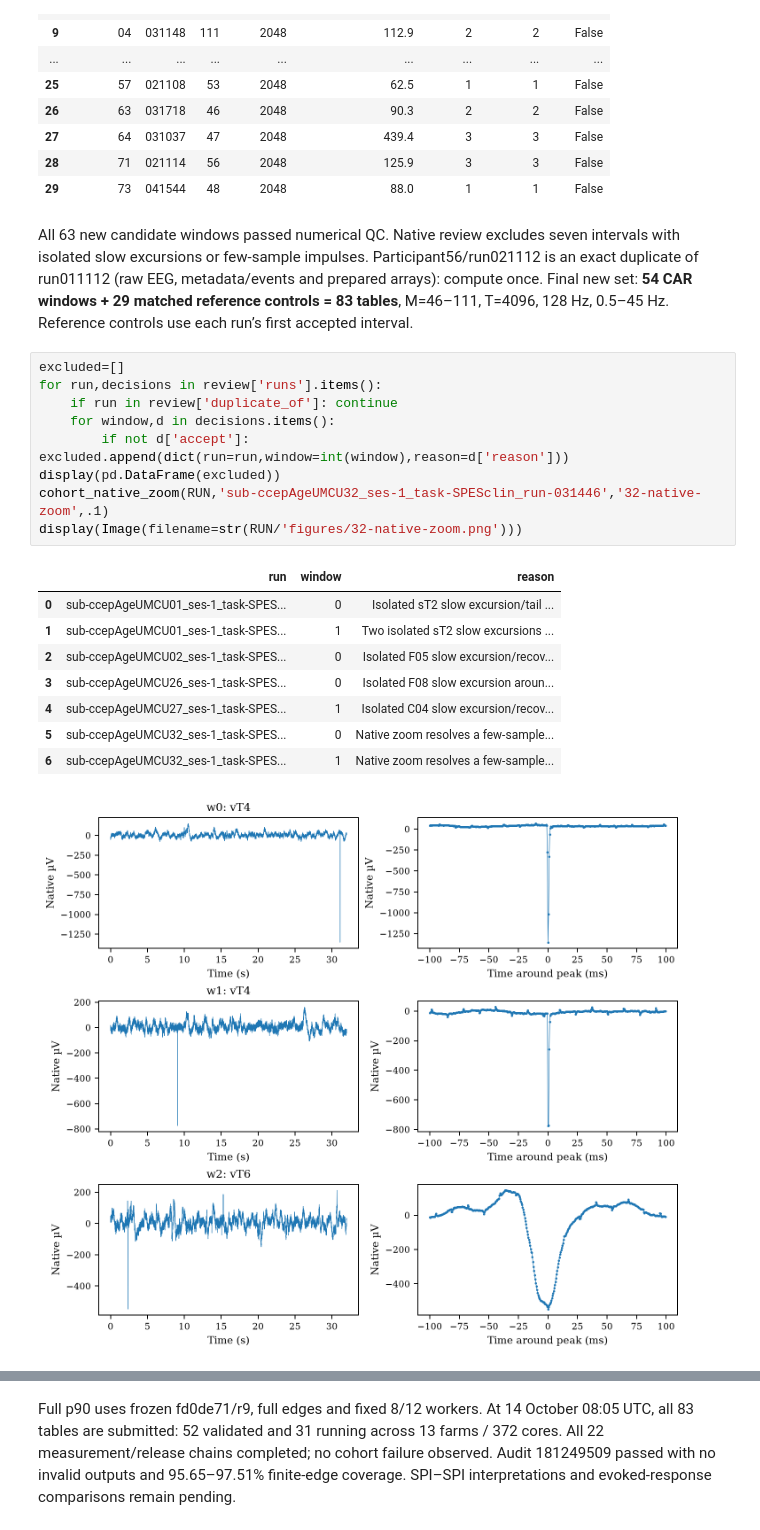
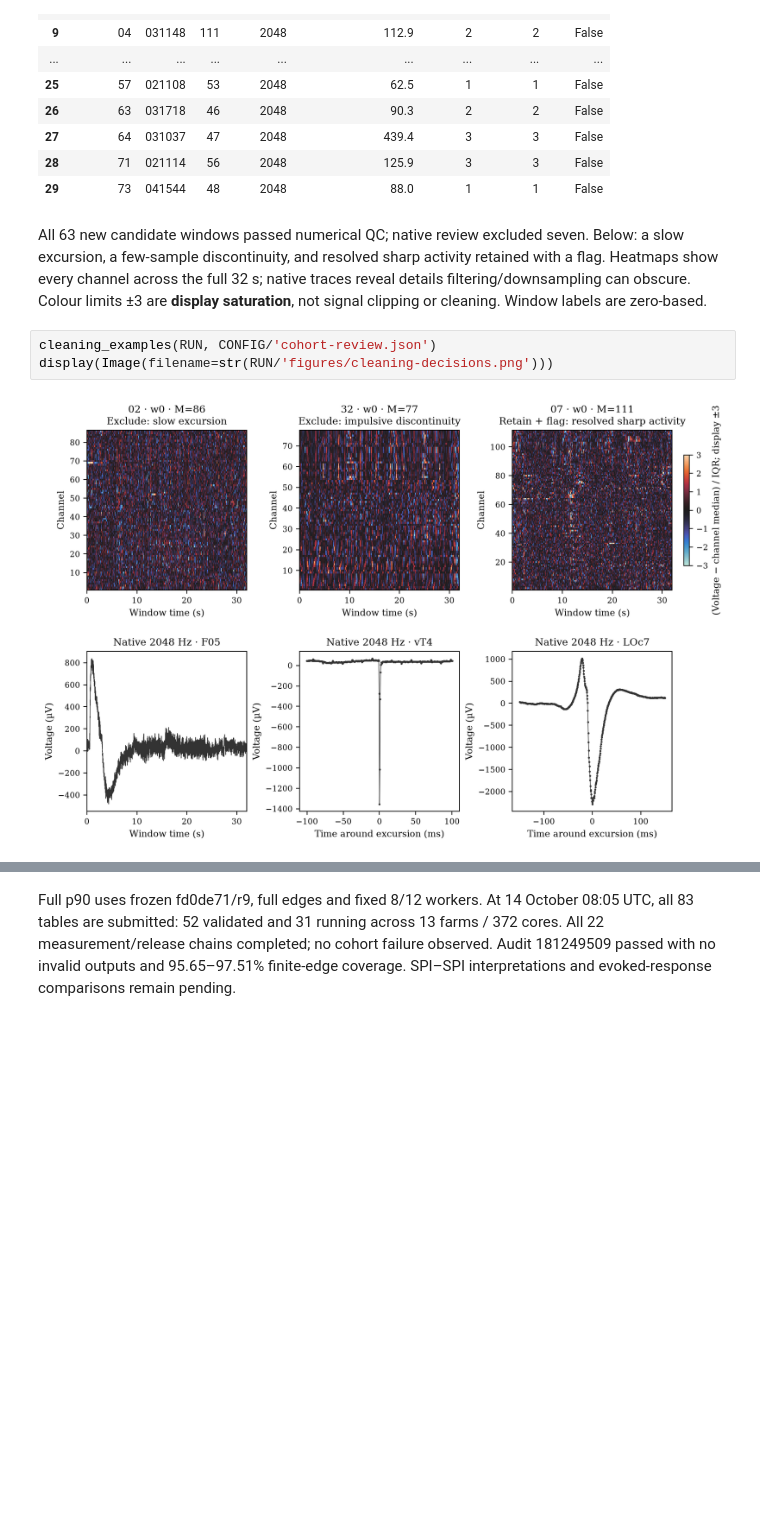
Before and after one commit to willedibam/mts-spi-study-cluster, a Jupyter notebook: research/empirical/ccep_pilot/notebooks/ccep-cohort-261014.ipynb, the cells around one changed output, grey strips where cells are left out. Saved outputs shown, nothing was run; the diff lists cells and outputs as text; blank space fills up the shorter version.

Commit message:
Show CCEP cleaning decisions and scope matched latency contrast

```diff
--- a/research/empirical/ccep_pilot/notebooks/ccep-cohort-261014.ipynb
+++ b/research/empirical/ccep_pilot/notebooks/ccep-cohort-261014.ipynb
@@ -68,24 +68,10 @@ display(dimensions)
 | 28 | 71 | 021114 | 56 | 2048 | 125.9 | 3 | 3 | False |
 | 29 | 73 | 041544 | 48 | 2048 | 88.0 | 1 | 1 | False |
 # %% [markdown]
-All 63 new candidate windows passed numerical QC. Native review excludes seven intervals with isolated slow excursions or few-sample impulses. Participant56/run021112 is an exact duplicate of run011112 (raw EEG, metadata/events and prepared arrays): compute once. Final new set: **54 CAR windows + 29 matched reference controls = 83 tables**, M=46–111, T=4096, 128 Hz, 0.5–45 Hz. Reference controls use each run’s first accepted interval.
+All 63 new candidate windows passed numerical QC; native review excluded seven. Below: a slow excursion, a few-sample discontinuity, and resolved sharp activity retained with a flag. Heatmaps show every channel across the full 32 s; native traces reveal details filtering/downsampling can obscure. Colour limits ±3 are **display saturation**, not signal clipping or cleaning. Window labels are zero-based.
 # %%
-excluded=[]
-for run,decisions in review['runs'].items():
-    if run in review['duplicate_of']: continue
-    for window,d in decisions.items():
-        if not d['accept']: excluded.append(dict(run=run,window=int(window),reason=d['reason']))
-display(pd.DataFrame(excluded))
-cohort_native_zoom(RUN,'sub-ccepAgeUMCU32_ses-1_task-SPESclin_run-031446','32-native-zoom',.1)
-display(Image(filename=str(RUN/'figures/32-native-zoom.png')))
+cleaning_examples(RUN, CONFIG/'cohort-review.json')
+display(Image(filename=str(RUN/'figures/cleaning-decisions.png')))
 # %% [output]
-|  | run | window | reason |
-| 0 | sub-ccepAgeUMCU01_ses-1_task-SPES... | 0 | Isolated sT2 slow excursion/tail ... |
-| 1 | sub-ccepAgeUMCU01_ses-1_task-SPES... | 1 | Two isolated sT2 slow excursions ... |
-| 2 | sub-ccepAgeUMCU02_ses-1_task-SPES... | 0 | Isolated F05 slow excursion/recov... |
-| 3 | sub-ccepAgeUMCU26_ses-1_task-SPES... | 0 | Isolated F08 slow excursion aroun... |
-| 4 | sub-ccepAgeUMCU27_ses-1_task-SPES... | 1 | Isolated C04 slow excursion/recov... |
-| 5 | sub-ccepAgeUMCU32_ses-1_task-SPES... | 0 | Native zoom resolves a few-sample... |
-| 6 | sub-ccepAgeUMCU32_ses-1_task-SPES... | 1 | Native zoom resolves a few-sample... |
-[figure, old version]
+[figure, new version]
 # %% [markdown]
```
Also changed, not shown: parts of 4 cells of this notebook, 4 other files.
